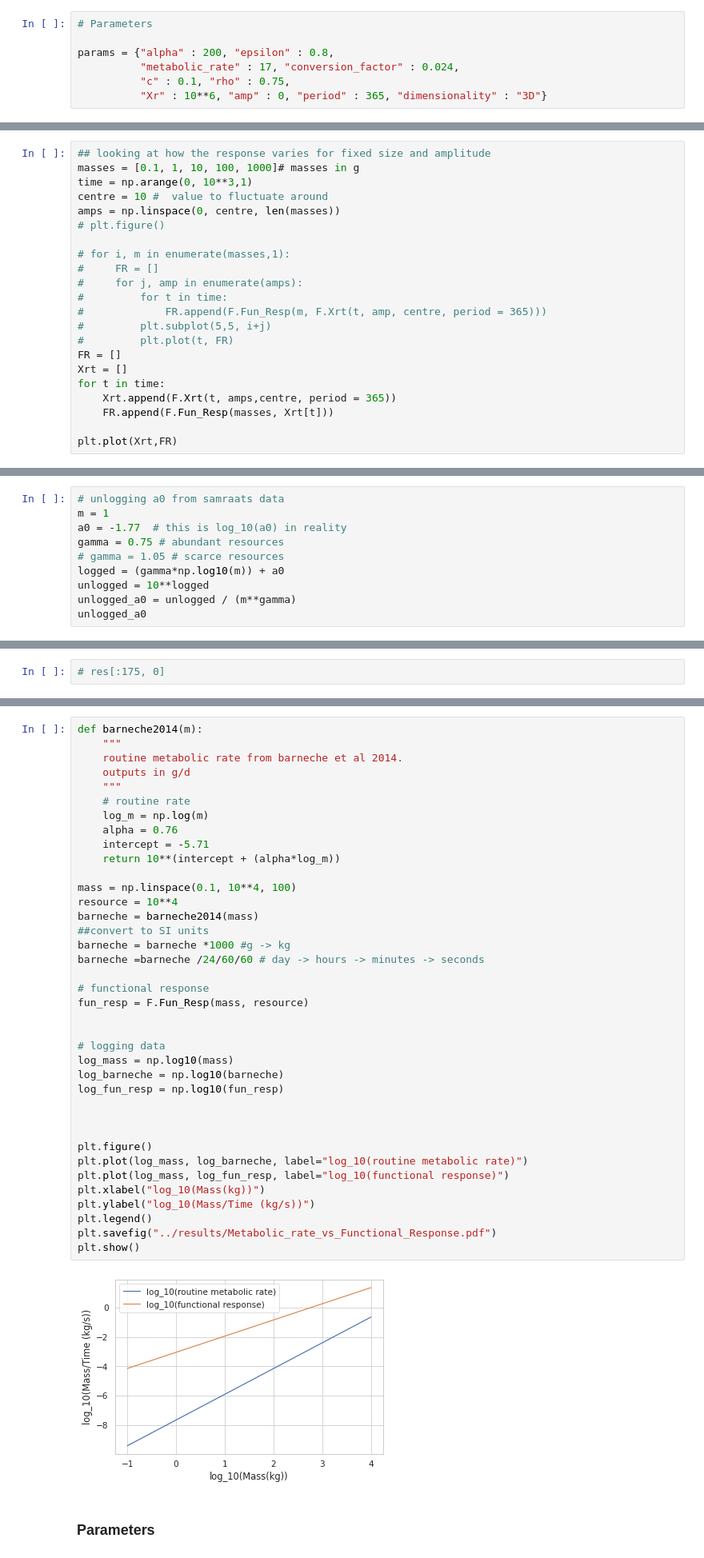
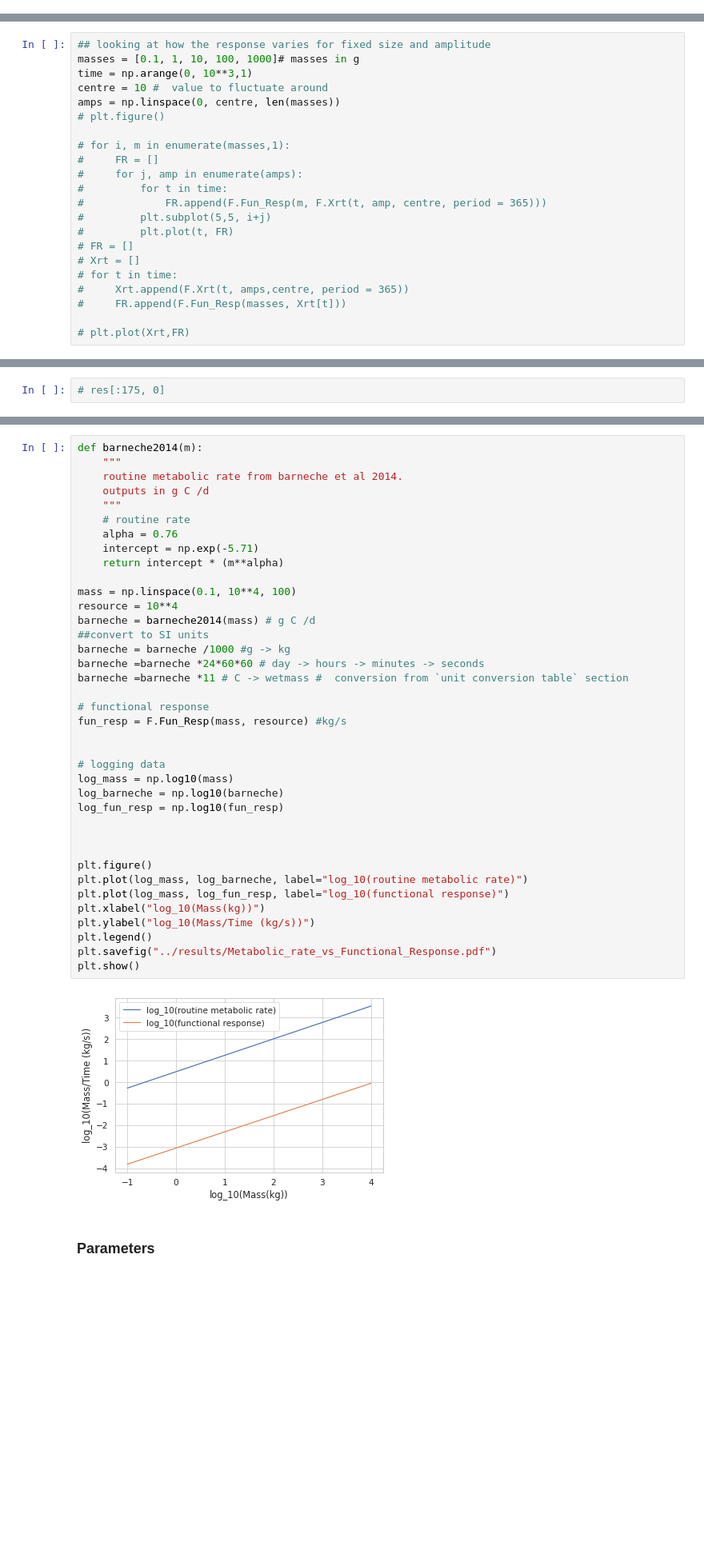
Before and after one commit to Don-Burns/Masters_Project, a Jupyter notebook: code/Supply_Model.ipynb, the cells around one changed output, grey strips where cells are left out. Shown at 80% size. Saved outputs shown, nothing was run; the diff lists cells and outputs as text; blank space fills up the shorter version.

```diff
--- a/code/Supply_Model.ipynb
+++ b/code/Supply_Model.ipynb
@@ -208,10 +219,3 @@ plt.show()
-# %%
-# Parameters
-
-params = {"alpha" : 200, "epsilon" : 0.8,
-          "metabolic_rate" : 17, "conversion_factor" : 0.024,
-          "c" : 0.1, "rho" : 0.75,
-          "Xr" : 10**6, "amp" : 0, "period" : 365, "dimensionality" : "3D"}
 # %%
 # plotting of growth curves of fish with no fluctuation
 
@@ -323,10 +327,10 @@ amps = np.linspace(0, centre, len(masses))
 #             FR.append(F.Fun_Resp(m, F.Xrt(t, amp, centre, period = 365)))
 #         plt.subplot(5,5, i+j)
 #         plt.plot(t, FR)
-FR = []
-Xrt = []
-for t in time:
-    Xrt.append(F.Xrt(t, amps,centre, period = 365))
-    FR.append(F.Fun_Resp(masses, Xrt[t]))
+# FR = []
+# Xrt = []
+# for t in time:
+#     Xrt.append(F.Xrt(t, amps,centre, period = 365))
+#     FR.append(F.Fun_Resp(masses, Xrt[t]))
 
-plt.plot(Xrt,FR)
+# plt.plot(Xrt,FR)
@@ -503,13 +503,3 @@ B_0 = z a_0 R(t)
 $$
 # %% [markdown]
 #### Plots vs effective consumption
-# %%
-# unlogging a0 from samraats data
-m = 1
-a0 = -1.77  # this is log_10(a0) in reality
-gamma = 0.75 # abundant resources
-# gamma = 1.05 # scarce resources
-logged = (gamma*np.log10(m)) + a0
-unlogged = 10**logged
-unlogged_a0 = unlogged / (m**gamma)
-unlogged_a0
@@ -706,42 +696,42 @@ Looks at the metabolic cost in fish provides data on both routine metabolic rate
 def barneche2014(m):
     """
     routine metabolic rate from barneche et al 2014.
-    outputs in g/d
+    outputs in g C /d
     """
     # routine rate
-    log_m = np.log(m)
     alpha = 0.76
-    intercept = -5.71
-    return 10**(intercept + (alpha*log_m))
+    intercept = np.exp(-5.71)
+    return intercept * (m**alpha)
 
 mass = np.linspace(0.1, 10**4, 100)
 resource = 10**4
-barneche = barneche2014(mass)
+barneche = barneche2014(mass) # g C /d
 ##convert to SI units
-barneche = barneche *1000 #g -> kg
-barneche =barneche /24/60/60 # day -> hours -> minutes -> seconds
+barneche = barneche /1000 #g -> kg
+barneche =barneche *24*60*60 # day -> hours -> minutes -> seconds
+barneche =barneche *11 # C -> wetmass #  conversion from `unit conversion table` section
 
 # functional response
-fun_resp = F.Fun_Resp(mass, resource)
+fun_resp = F.Fun_Resp(mass, resource) #kg/s
 
 
 # logging data
 log_mass = np.log10(mass)
 log_barneche = np.log10(barneche)
 log_fun_resp = np.log10(fun_resp)
 
 
 
 plt.figure()
 plt.plot(log_mass, log_barneche, label="log_10(routine metabolic rate)")
 plt.plot(log_mass, log_fun_resp, label="log_10(functional response)")
 plt.xlabel("log_10(Mass(kg))")
 plt.ylabel("log_10(Mass/Time (kg/s))")
 plt.legend()
 plt.savefig("../results/Metabolic_rate_vs_Functional_Response.pdf")
 plt.show()
 # %% [output]
-[figure, old version]
+[figure, new version]
 # %% [markdown]
 ### Parameters
 # %%
```
Also changed, not shown: parts of 50 cells of this notebook.
